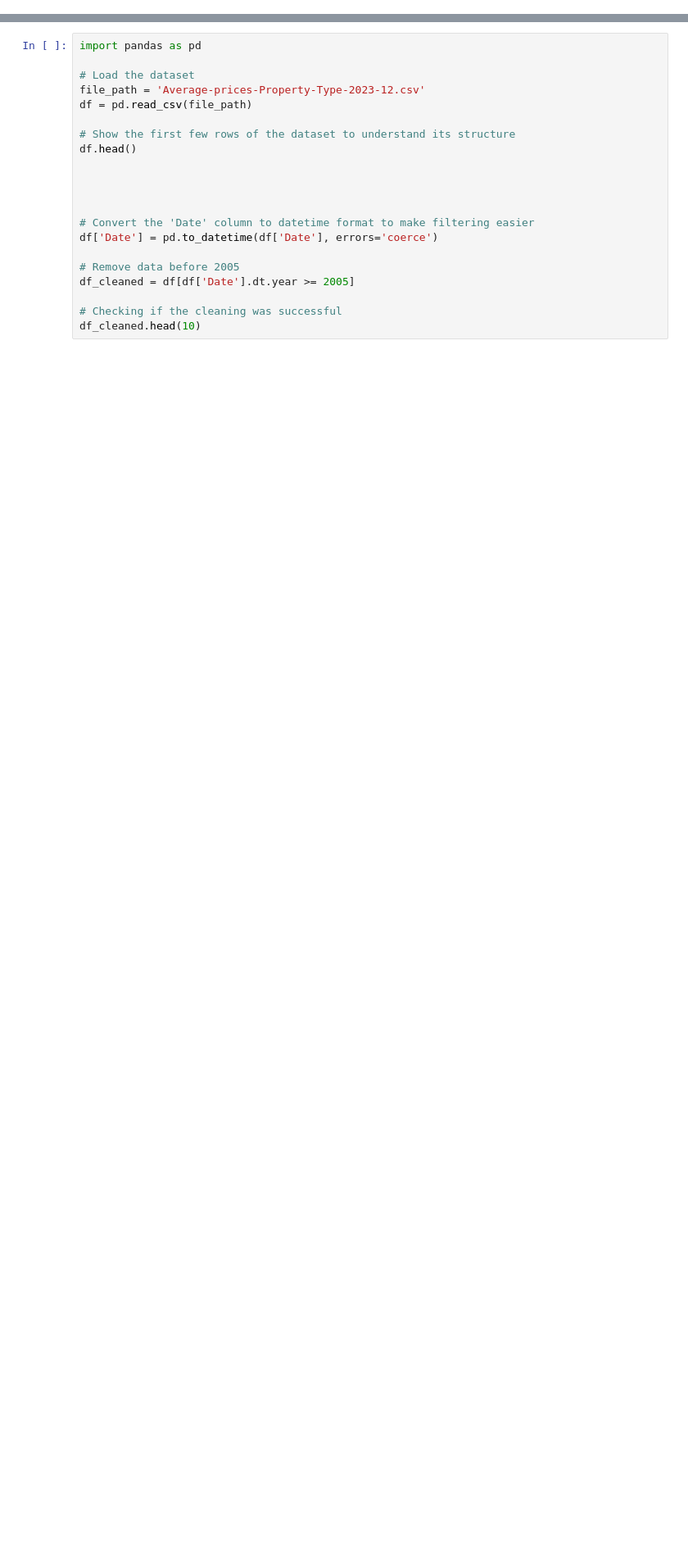
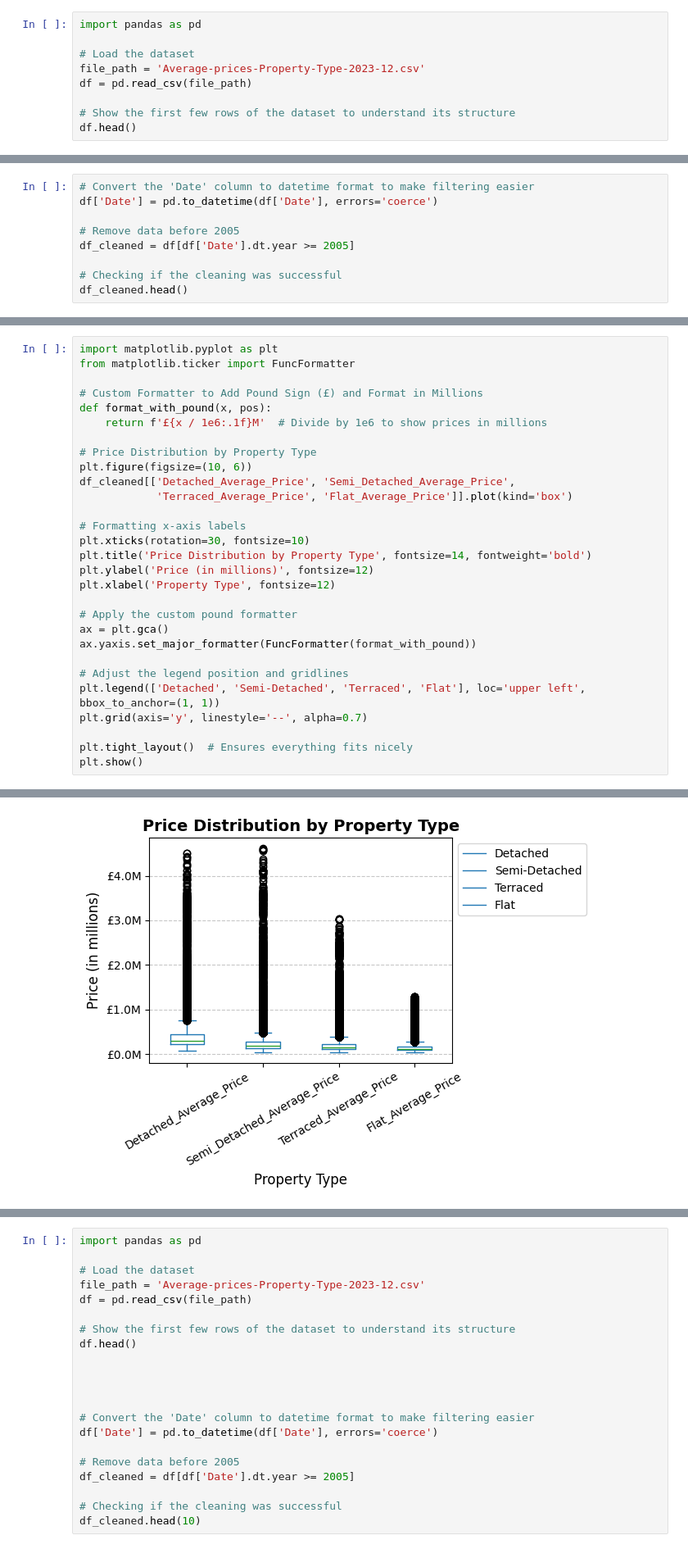
Before and after one commit to Piripack/House-price-prediction, a Jupyter notebook: Predictive_Modeling_for_House_Prices.ipynb, the cells around one changed output, grey strips where cells are left out. Shown: that part at 82% size. Cells and saved outputs as stored; diff of their text form; blank space fills up the shorter version.

```diff
--- a/Predictive_Modeling_for_House_Prices.ipynb
+++ b/Predictive_Modeling_for_House_Prices.ipynb
@@ -197,0 +105,9 @@ plt.show()
+# %%
+import pandas as pd
+
+# Load the dataset
+file_path = 'Average-prices-Property-Type-2023-12.csv'
+df = pd.read_csv(file_path)
+
+# Show the first few rows of the dataset to understand its structure
+df.head()
@@ -197,0 +121,9 @@ plt.show()
+# %%
+# Convert the 'Date' column to datetime format to make filtering easier
+df['Date'] = pd.to_datetime(df['Date'], errors='coerce')
+
+# Remove data before 2005
+df_cleaned = df[df['Date'].dt.year >= 2005]
+
+# Checking if the cleaning was successful
+df_cleaned.head()
@@ -197,0 +153,30 @@ plt.show()
+# %%
+import matplotlib.pyplot as plt
+from matplotlib.ticker import FuncFormatter
+
+# Custom Formatter to Add Pound Sign (£) and Format in Millions
+def format_with_pound(x, pos):
+    return f'£{x / 1e6:.1f}M'  # Divide by 1e6 to show prices in millions
+
+# Price Distribution by Property Type
+plt.figure(figsize=(10, 6))
+df_cleaned[['Detached_Average_Price', 'Semi_Detached_Average_Price',
+            'Terraced_Average_Price', 'Flat_Average_Price']].plot(kind='box')
+
+# Formatting x-axis labels
+plt.xticks(rotation=30, fontsize=10)
+plt.title('Price Distribution by Property Type', fontsize=14, fontweight='bold')
+plt.ylabel('Price (in millions)', fontsize=12)
+plt.xlabel('Property Type', fontsize=12)
+
+# Apply the custom pound formatter
+ax = plt.gca()
+ax.yaxis.set_major_formatter(FuncFormatter(format_with_pound))
+
+# Adjust the legend position and gridlines
+plt.legend(['Detached', 'Semi-Detached', 'Terraced', 'Flat'], loc='upper left', bbox_to_anchor=(1, 1))
+plt.grid(axis='y', linestyle='--', alpha=0.7)
+
+plt.tight_layout()  # Ensures everything fits nicely
+plt.show()
+# %% [output]
@@ -197,0 +184 @@ plt.show()
+[figure, added]
```
Also changed, not shown: parts of 25 cells of this notebook.
